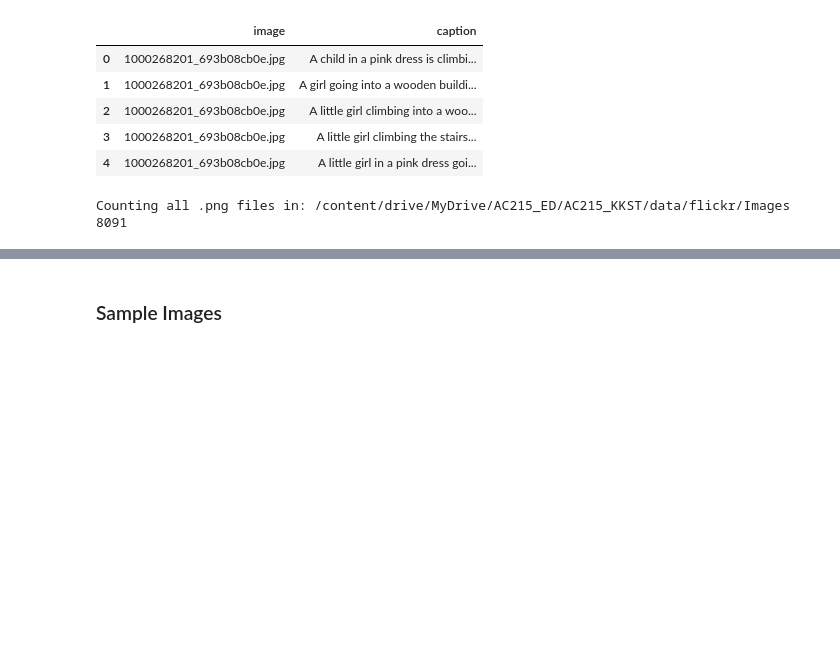
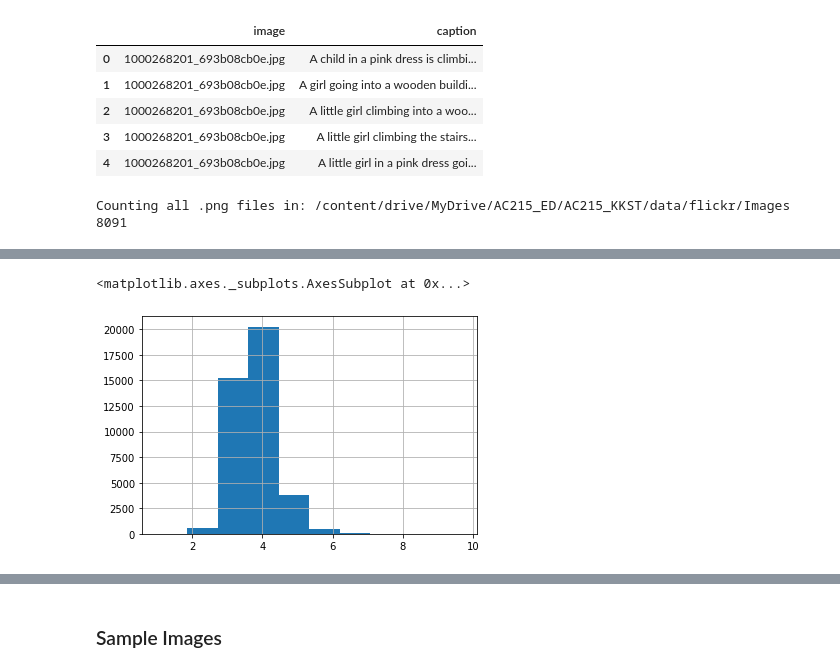
Before and after one commit to skgithub14/AC215_KKST, a Jupyter notebook: notebooks/EDA.ipynb, the cells around one changed output, grey strips where cells are left out. Cells and saved outputs as stored; diff of their text form; code cells hidden in the pictures; blank space fills up the shorter version.

```diff
--- a/notebooks/EDA.ipynb
+++ b/notebooks/EDA.ipynb
@@ -510,14 +490,0 @@ for wordlist in words:
-# %%
-import nltk
-from nltk.probability import FreqDist
-mostcommon_small = FreqDist(allwords).most_common(10)
-x, y = zip(*mostcommon_small)
-plt.figure(figsize=(50,30))
-plt.margins(0.02)
-plt.bar(x, y)
-plt.xlabel('Words', fontsize=50)
-plt.ylabel('Frequency of Words', fontsize=50)
-plt.yticks(fontsize=40)
-plt.xticks(rotation=60, fontsize=40)
-plt.title('Frequency of 10 Most Common Words', fontsize=60)
-plt.show()
@@ -541,0 +503,8 @@ plt.show()
+# %%
+# with an average word length of 3 to 4 characters
+fcaps['caption'].str.split().\
+   apply(lambda x : [len(i) for i in x]). \
+   map(lambda x: np.mean(x)).hist()
+# %% [output]
+<matplotlib.axes._subplots.AxesSubplot at 0x...>
+[figure, added]
```
Also changed, not shown: parts of 21 cells of this notebook.
